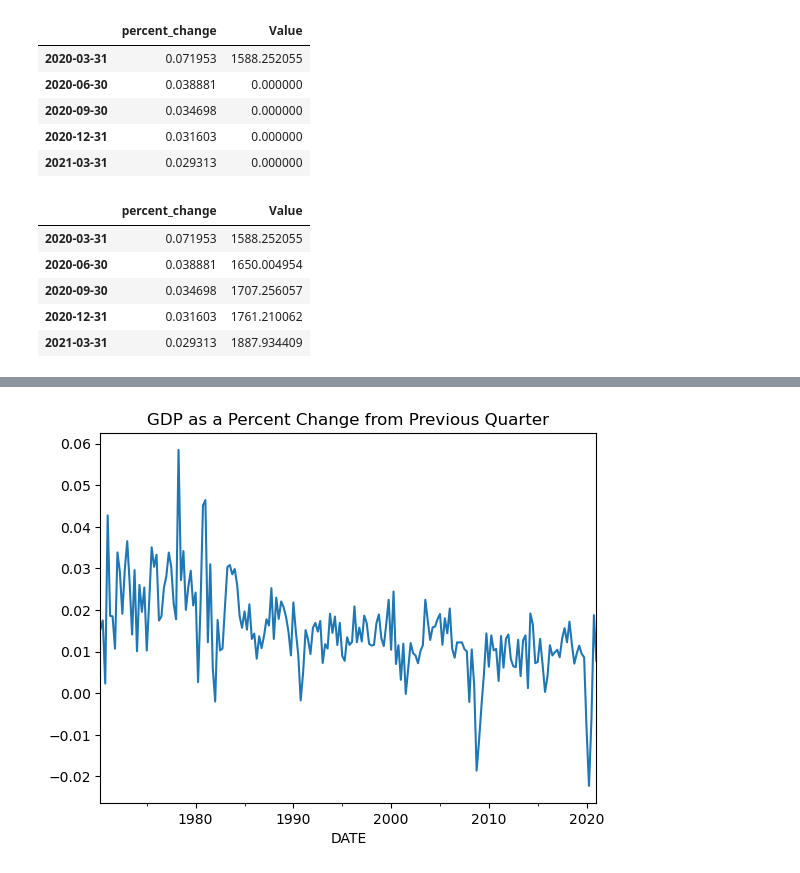
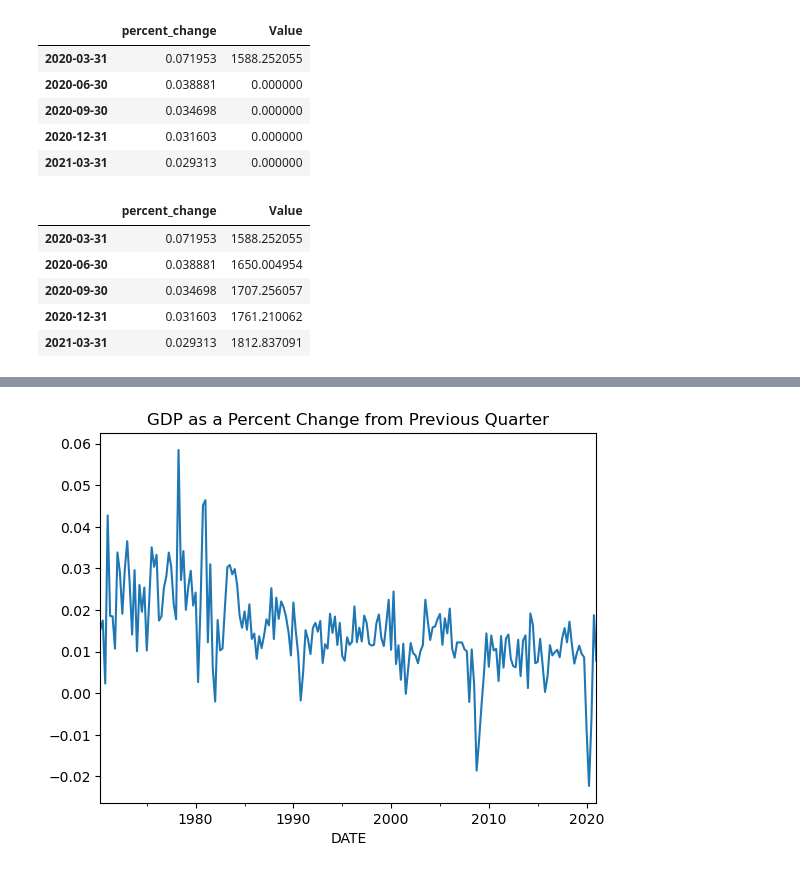
Before and after one commit to dpatteson/Capstone3, a Jupyter notebook: Capstone 3/Capstone 3 - Preprocessing & Modeling Darryl Patteson.ipynb, the cells around one changed output, grey strips where cells are left out. Cells and saved outputs as stored; diff of their text form; code cells hidden in the pictures.

```diff
--- a/Capstone 3/Capstone 3 - Preprocessing & Modeling Darryl Patteson.ipynb
+++ b/Capstone 3/Capstone 3 - Preprocessing & Modeling Darryl Patteson.ipynb
@@ -319,14 +319,14 @@ forecast
 # %%
 #Forecasted Gold Values
 forecast['Value']['2020-06-30'] = (forecast['percent_change']['2020-06-30']+1)*forecast['Value']["2020-03-31"]
 forecast['Value']['2020-09-30'] = (forecast['percent_change']['2020-09-30']+1)*forecast['Value']["2020-06-30"]
 forecast['Value']['2020-12-31'] = (forecast['percent_change']['2020-12-31']+1)*forecast['Value']["2020-09-30"]
-forecast['Value']['2021-03-31'] = (forecast['percent_change']['2020-03-31']+1)*forecast['Value']["2020-12-31"]
+forecast['Value']['2021-03-31'] = (forecast['percent_change']['2021-03-31']+1)*forecast['Value']["2020-12-31"]
 forecast
 # %% [output]
 |  | percent_change | Value |
 | 2020-03-31 | 0.071953 | 1588.252055 |
 | 2020-06-30 | 0.038881 | 1650.004954 |
 | 2020-09-30 | 0.034698 | 1707.256057 |
 | 2020-12-31 | 0.031603 | 1761.210062 |
-| 2021-03-31 | 0.029313 | 1887.934409 |
+| 2021-03-31 | 0.029313 | 1812.837091 |
```
Also changed, not shown: parts of 6 cells of this notebook, 2 other files.
